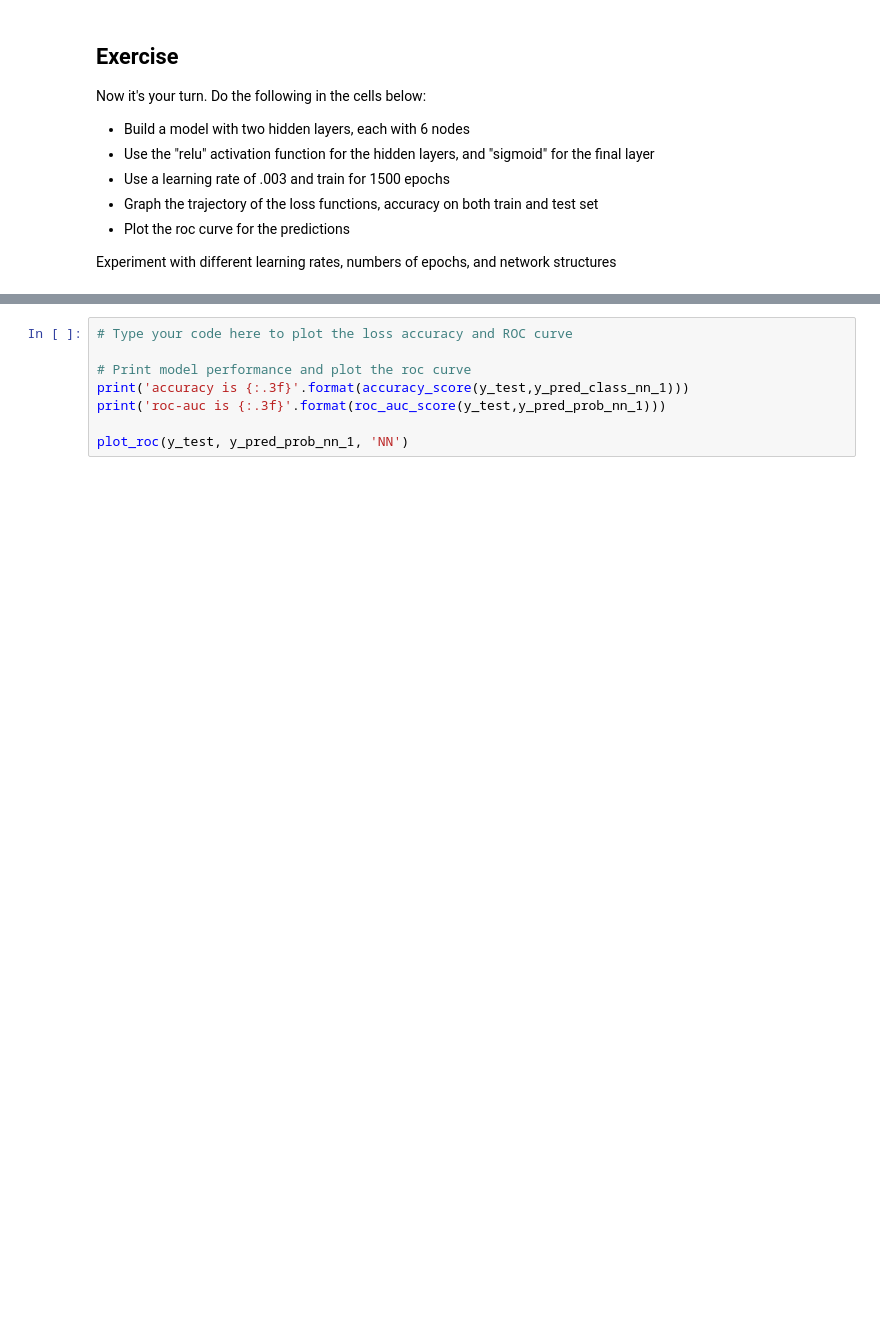
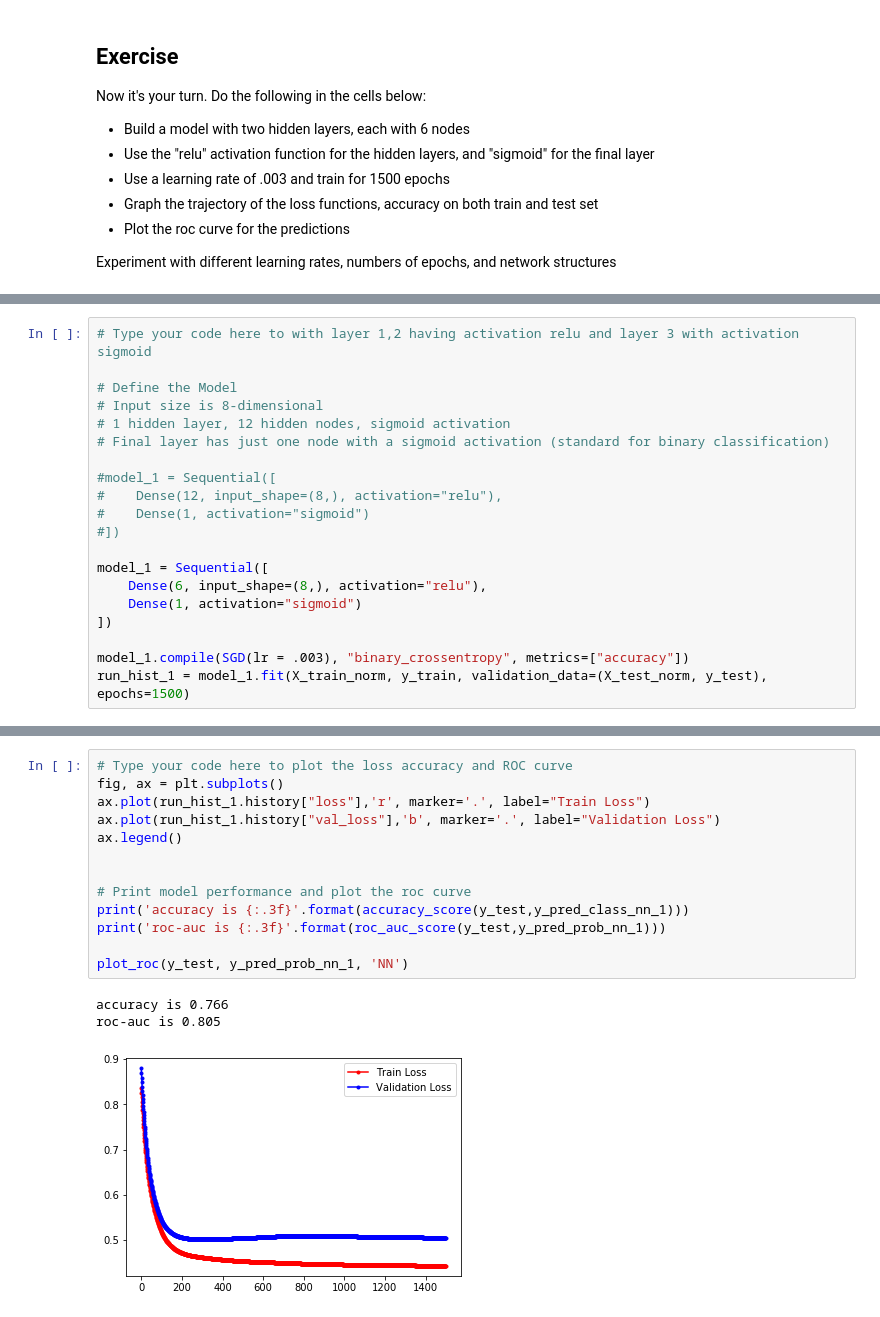
Before and after one commit to edimaudo/Python-projects, a Jupyter notebook: Intel_Deep_Learning_501/Intel-DL101-Class4/Week4_Keras_First_NN_HW.ipynb, the cells around one changed output, grey strips where cells are left out. Saved outputs shown, nothing was run; the diff lists cells and outputs as text; blank space fills up the shorter version.

```diff
--- a/Intel_Deep_Learning_501/Intel-DL101-Class4/Week4_Keras_First_NN_HW.ipynb
+++ b/Intel_Deep_Learning_501/Intel-DL101-Class4/Week4_Keras_First_NN_HW.ipynb
@@ -313,0 +312,20 @@ Experiment with different learning rates, numbers of epochs, and network structu
+# %%
+# Type your code here to with layer 1,2 having activation relu and layer 3 with activation sigmoid
+
+# Define the Model
+# Input size is 8-dimensional
+# 1 hidden layer, 12 hidden nodes, sigmoid activation
+# Final layer has just one node with a sigmoid activation (standard for binary classification)
+
+#model_1 = Sequential([
+#    Dense(12, input_shape=(8,), activation="relu"),
+#    Dense(1, activation="sigmoid")
+#])
+
+model_1 = Sequential([
+    Dense(6, input_shape=(8,), activation="relu"),
+    Dense(1, activation="sigmoid")
+])
+
+model_1.compile(SGD(lr = .003), "binary_crossentropy", metrics=["accuracy"])
+run_hist_1 = model_1.fit(X_train_norm, y_train, validation_data=(X_test_norm, y_test), epochs=1500)
@@ -314,8 +350,17 @@ Experiment with different learning rates, numbers of epochs, and network structu
 # %%
 # Type your code here to plot the loss accuracy and ROC curve
+fig, ax = plt.subplots()
+ax.plot(run_hist_1.history["loss"],'r', marker='.', label="Train Loss")
+ax.plot(run_hist_1.history["val_loss"],'b', marker='.', label="Validation Loss")
+ax.legend()
+
 
 # Print model performance and plot the roc curve
 print('accuracy is {:.3f}'.format(accuracy_score(y_test,y_pred_class_nn_1)))
 print('roc-auc is {:.3f}'.format(roc_auc_score(y_test,y_pred_prob_nn_1)))
 
 plot_roc(y_test, y_pred_prob_nn_1, 'NN')
+# %% [output]
+accuracy is 0.766
+roc-auc is 0.805
+[figure, added]
```
Also changed, not shown: parts of 3 cells of this notebook.
